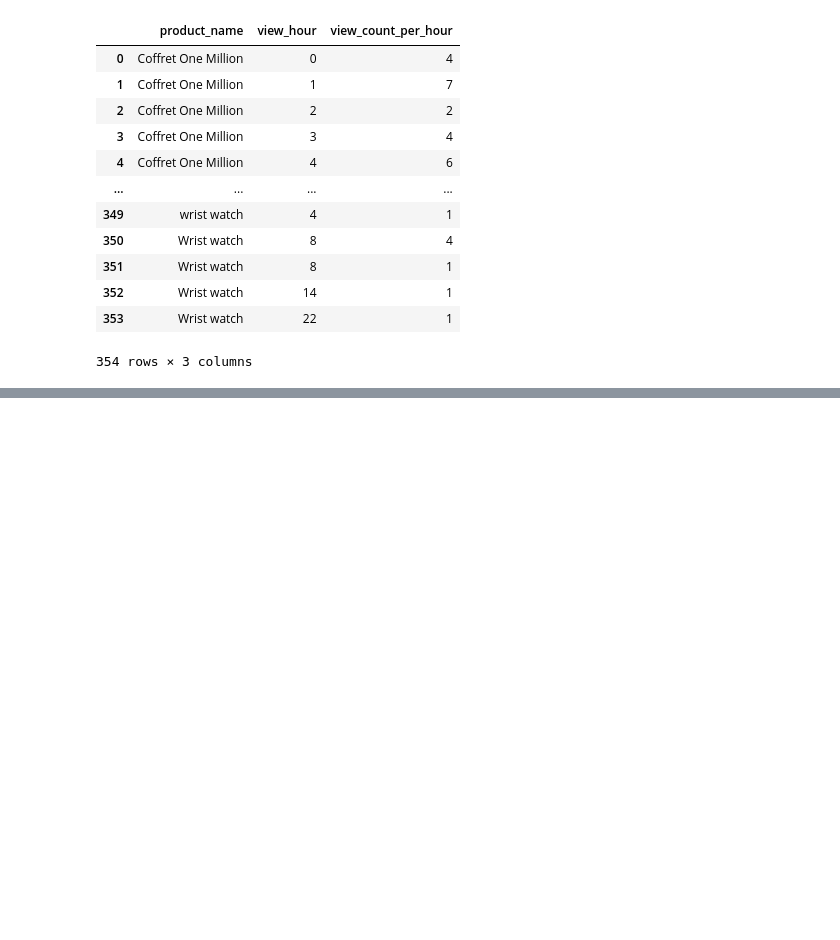
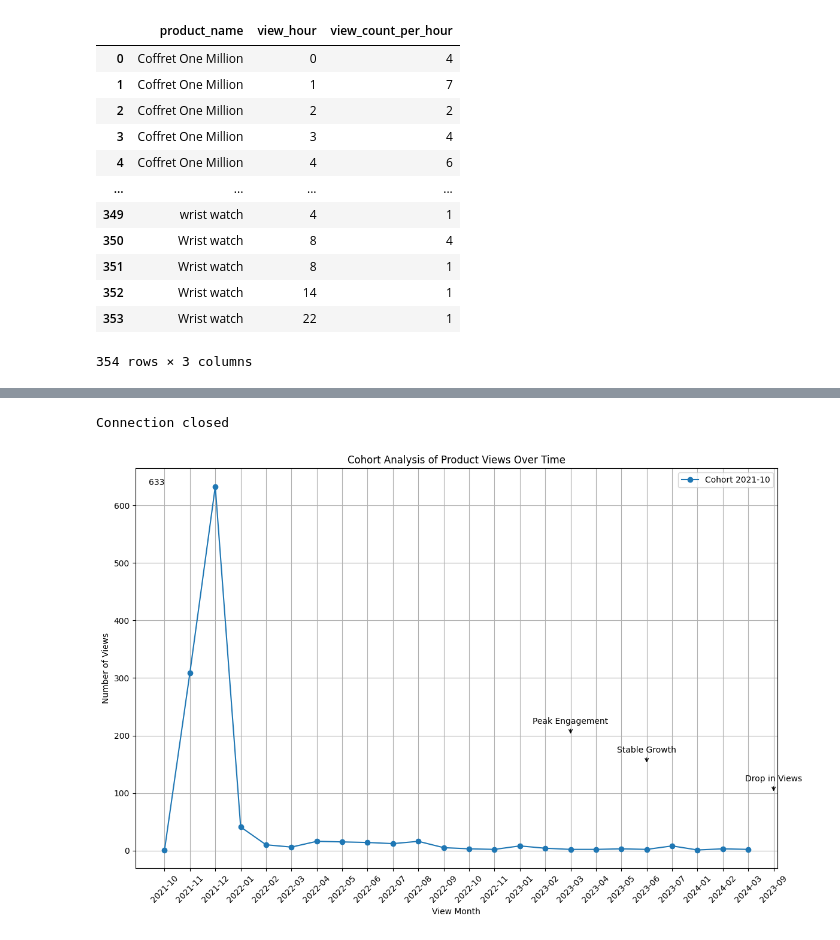
Before and after one commit to AlkaloidWells/Buyam_ML_task1, a Jupyter notebook: activity_01.ipynb, the cells around one changed output, grey strips where cells are left out. Saved outputs shown, nothing was run; the diff lists cells and outputs as text; code cells hidden in the pictures; blank space fills up the shorter version.

```diff
--- a/activity_01.ipynb
+++ b/activity_01.ipynb
@@ -1315,0 +1410,7 @@ Connection closed
+# %%
+# Example usage
+vendor_id = 266  # Replace with the actual vendor ID
+df_cohort = cohort_analysis(vendor_id)
+if df_cohort is not None:
+    plot_cohort_analysis(df_cohort)
+# %% [output]
@@ -1315,0 +1418,2 @@ Connection closed
+Connection closed
+[figure, added]
```
Also changed, not shown: parts of 6 cells of this notebook.
